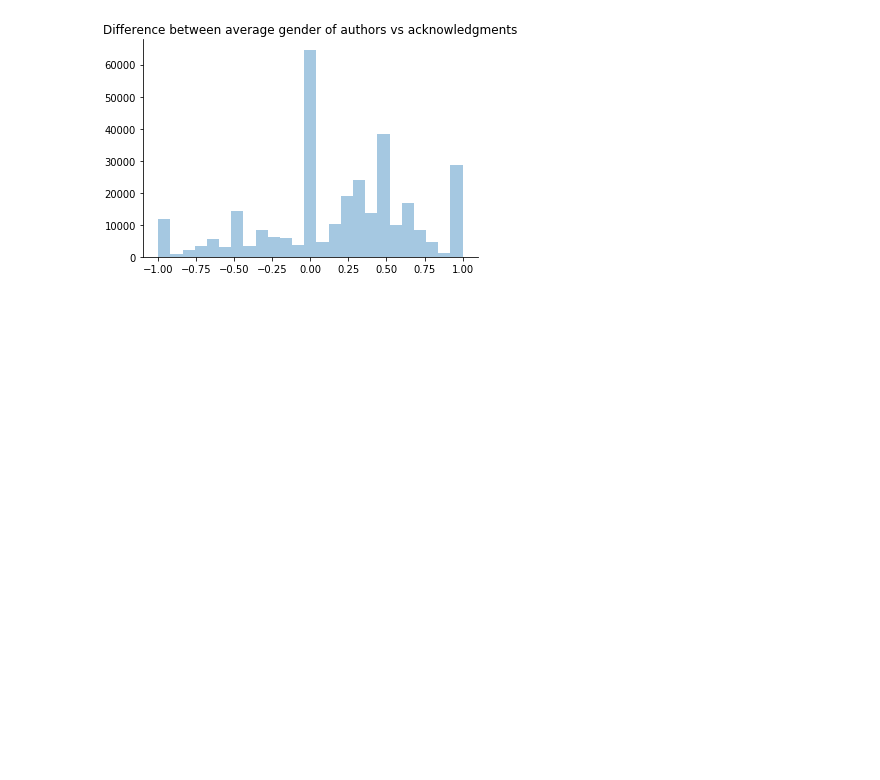
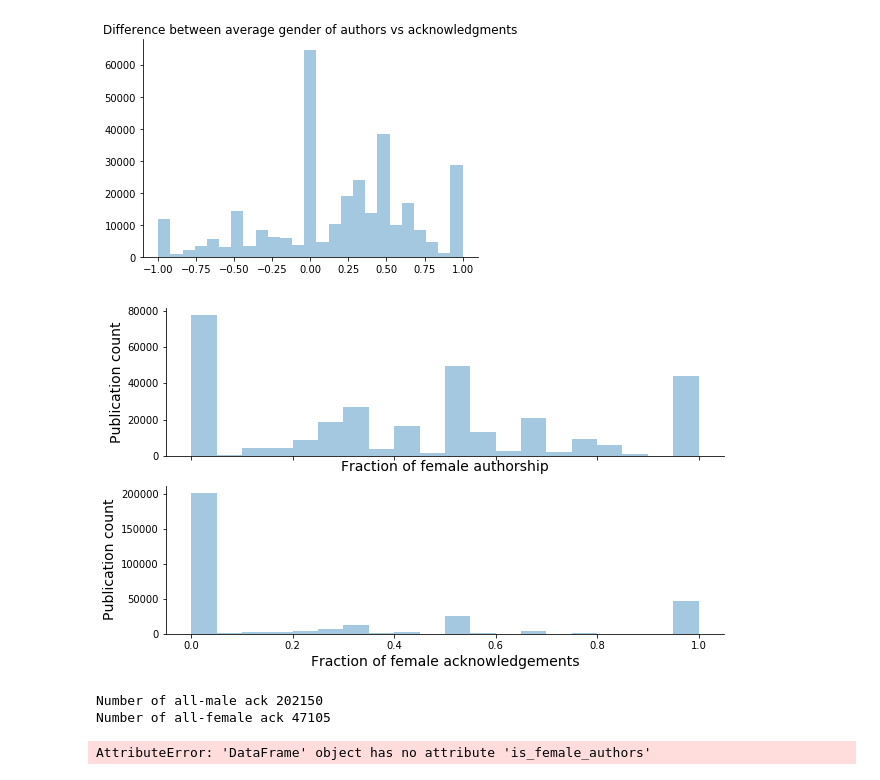
Before and after one commit to NCBI-Hackathons/Hidden-Figures, a Jupyter notebook: gender_analysis/Gender_counts.ipynb, the cells around one changed output. Drawn from its saved outputs; the diff is of its cells as text; code cells hidden in the pictures; blank space fills up the shorter version.

```diff
--- a/gender_analysis/Gender_counts.ipynb
+++ b/gender_analysis/Gender_counts.ipynb
@@ -230,3 +230,30 @@ plt.title("Difference between average gender of authors vs acknowledgments")
 # %% [output]
 Text(0.5,1,'Difference between average gender of authors vs acknowledgments')
 [figure]
+# %%
+fig, axes = plt.subplots(2, 1, figsize=(10, 6), sharex=True)
+axes = axes.ravel()
+
+sns.distplot(ack.is_female,
+             label="Acknowledgments average gender",norm_hist=False,kde=False,bins=20,ax=axes[1])
+sns.distplot(ack.is_female_authors, label="Author average gender",norm_hist=False,kde=False,bins=20,ax=axes[0])
+axes[0].set_xlabel("Fraction of female authorship", fontsize=14)
+axes[1].set_xlabel("Fraction of female acknowledgements", fontsize=14)
+
+axes[0].set_ylabel("Publication count", fontsize=14)
+axes[1].set_ylabel("Publication count", fontsize=14)
+
+
+sns.despine()
+plt.show()
+# %% [output]
+[figure, added]
+# %%
+print("Number of all-male ack", (ack.is_female == 0).sum())
+print("Number of all-female ack", (ack.is_female == 1).sum())
+singles = df[df.reset_index().groupby("PMCID").size()==1]
+singles.is_female.mean(), singles.is_female_authors.mean()
+# %% [output]
+Number of all-male ack 202150
+Number of all-female ack 47105
+AttributeError: 'DataFrame' object has no attribute 'is_female_authors'
```
Also changed, not shown: parts of 7 cells of this notebook.
